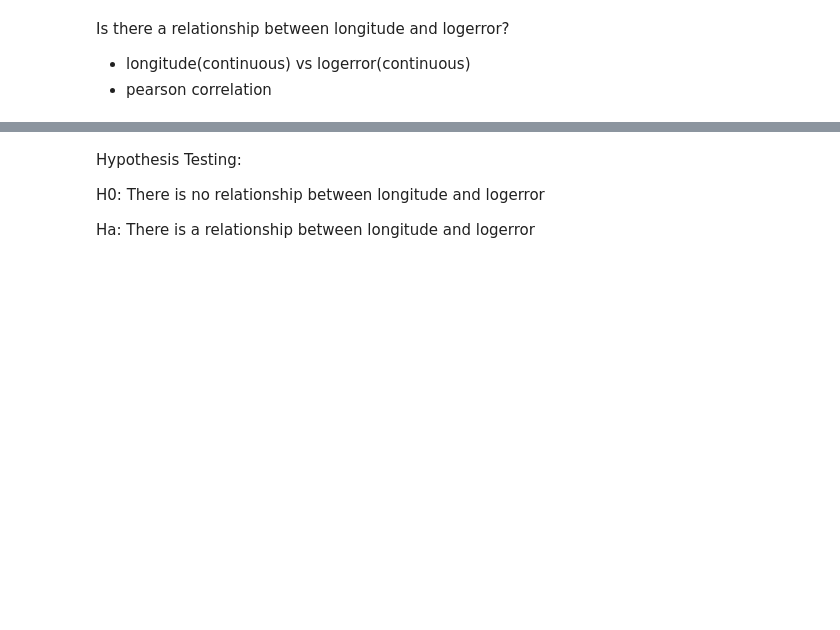
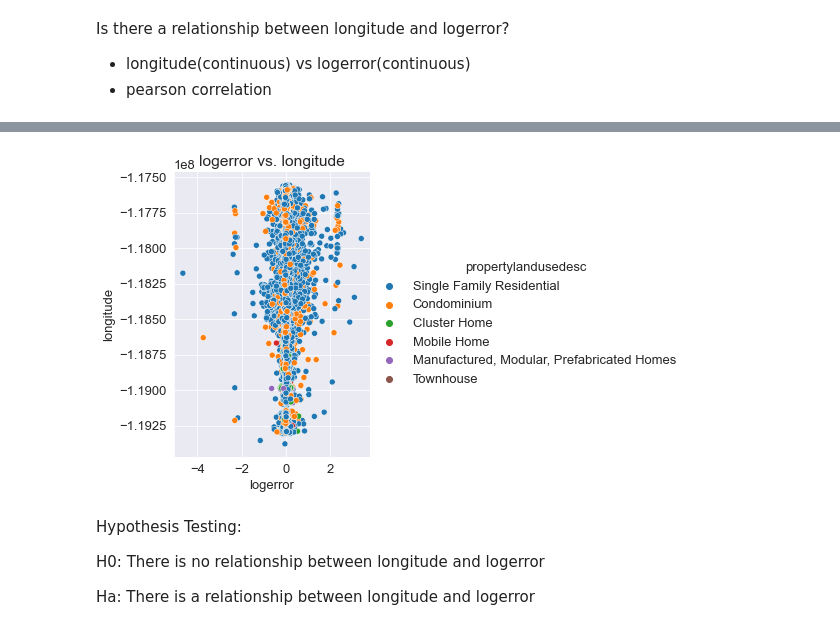
Before and after one commit to craigcalzado/clustering-exercises, a Jupyter notebook: explore_zillow.ipynb, the cells around one changed output, grey strips where cells are left out. Drawn from its saved outputs; the diff is of its cells as text; code cells hidden in the pictures; blank space fills up the shorter version.

```diff
--- a/explore_zillow.ipynb
+++ b/explore_zillow.ipynb
@@ -185,3 +210,12 @@ plt.show()
+# %%
+sns.set_style("darkgrid")
+sns.relplot(x='logerror', y='longitude', data=train, hue='propertylandusedesc')
+plt.title('logerror vs. longitude')
+plt.xlabel('logerror')
+plt.ylabel('longitude')
+plt.show()
+# %% [output]
+[figure, added]
 # %% [markdown]
 Hypothesis Testing:
 
```
Also changed, not shown: parts of 28 cells of this notebook, 1 other file.
